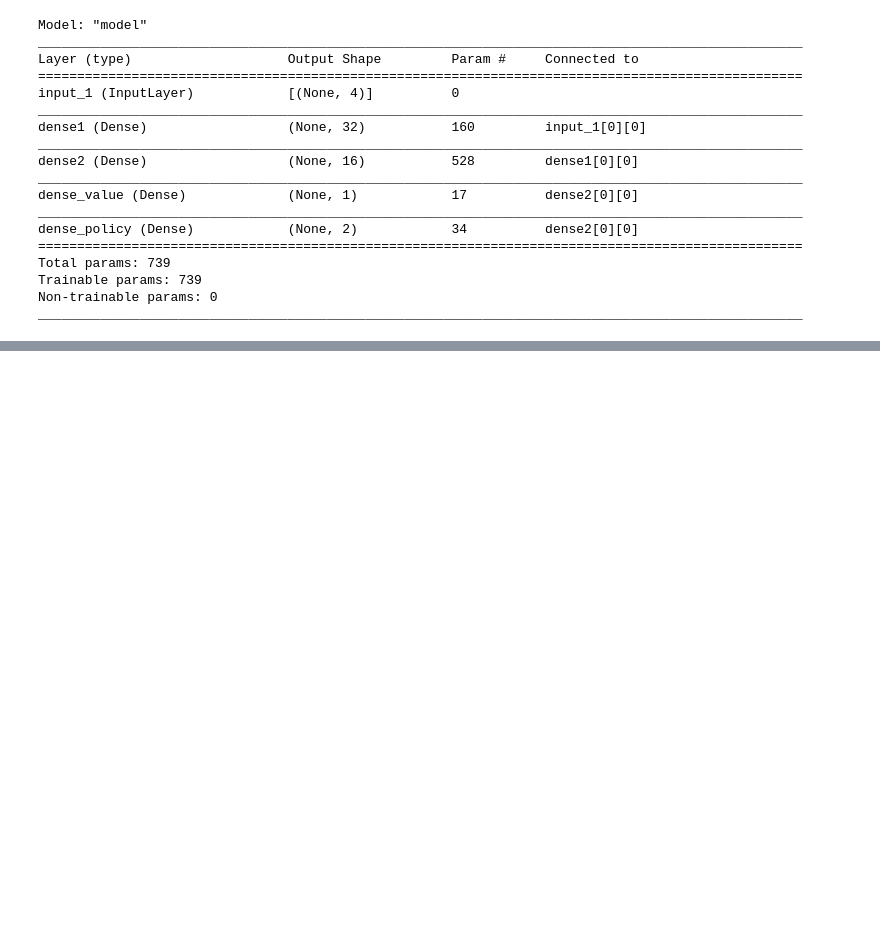
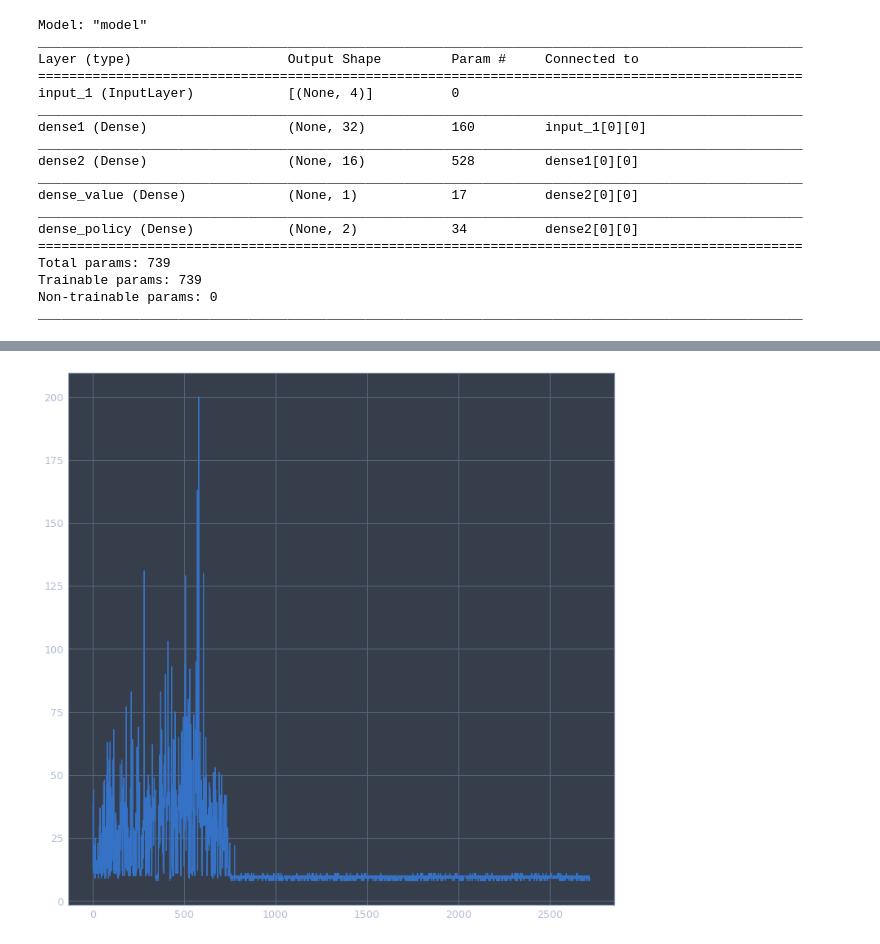
Before and after one commit to stanislav-chekmenev/rl-driving, a Jupyter notebook: understand_actor_critic.ipynb, the cells around one changed output, grey strips where cells are left out. Cells and saved outputs as stored; diff of their text form; code cells hidden in the pictures; blank space fills up the shorter version.

```diff
--- a/understand_actor_critic.ipynb
+++ b/understand_actor_critic.ipynb
@@ -77,14 +76,20 @@ def log_policy(states):
 def get_action_probs(states):
     log_action_probs = tf.squeeze(log_policy(states), 0)
     action_probs = tf.squeeze(policy(states), 0)
+   # log_action_probs = log_policy(states)
+   # action_probs = policy(states)
     return log_action_probs, action_probs
 
 def compute_entropy(action_probs, log_action_probs):
     return - tf.math.reduce_sum(tf.math.multiply(action_probs, log_action_probs))
 
-def compute_policy_objective(log_action_probs, actions, rewards):
-  #log_action_taken_probs = tf.gather_nd(log_action_probs, tf.stack([tf.range(log_action_probs.shape[0]), actions], axis=1))
-    log_action_taken_probs = log_action_probs[a]
-    J = tf.math.reduce_mean(tf.math.multiply(log_action_taken_probs, rewards))
+def compute_policy_objective(log_action_probs, actions, advantage):
+    log_action_taken_probs = log_action_probs[actions]
+    J = tf.math.reduce_mean(tf.math.multiply(log_action_taken_probs, advantage))
     return J
+
+def compute_policy_objective_batch(log_action_probs, actions, advantage):
+    log_action_taken_probs = tf.gather_nd(log_action_probs, tf.stack([tf.range(log_action_probs.shape[0]), actions], axis=1))
+    J = tf.math.reduce_mean(tf.math.multiply(log_action_taken_probs, advantage))
+    return J
 # %%
@@ -136,9 +145,11 @@ def train_step(state_previous, state, action, reward, gamma=0.99, entropy_coef=1
 def generate_session(t_max=1000):
 
     # arrays to record session
-    states, actions, rewards = np.asarray([], dtype='float32'), [], []
+    states, actions, rewards, J, entropy, delta = np.asarray([], dtype='float32'), [], [], [], [], []
 
     s_prev = env.reset().astype('float32')
+    gamma = 0.99
+    I = 1
 
     for t in range(t_max):
 
@@ -152,19 +163,23 @@ def generate_session(t_max=1000):
         s, r, done, info = env.step(a)
 
         # perform a train step
-        train_step(state_previous=np.reshape(s_prev, (1, 4)), state=np.reshape(s, (1, 4)), action=a, reward=r)
+        J_tmp, entropy_tmp, delta_tmp = train_step(state_previous=np.reshape(s_prev, (1, 4)), state=np.reshape(s, (1, 4)), action=a, reward=r, I=I)
 
         # record session history to train later
         states = np.concatenate((states, s), axis=0)
         actions.append(a)
         rewards.append(r)
+        J.append(J_tmp)
+        entropy.append(entropy_tmp)
+        delta.append(delta_tmp)
 
         s_prev = s.astype('float32')
+        I = I * gamma
 
         if done:
             break
 
-    return states.reshape(-1, s.shape[0]), actions, np.sum(rewards)
+    return states.reshape(-1, s.shape[0]), actions, np.sum(rewards), J, entropy, delta
 # %%
 tf.keras.backend.clear_session()
 policy_value_approximator = PolicyValueApproximator(action_dim=n_actions)
@@ -173,11 +188,17 @@ policy_value_approximator = PolicyValueApproximator(action_dim=n_actions)
 optimizer = tf.keras.optimizers.Adam()
 # %%
 global_rewards = []
+global_J = []
+global_entropy = []
+global_delta = []
 
 for i in range(10000):
 
-    _, _, rewards = generate_session() # generate new sessions
+    _, _, rewards, J, entropy, delta = generate_session() # generate new sessions
     global_rewards.append(rewards)
+    global_J.append(J)
+    global_entropy.append(entropy)
+    global_delta.append(delta)
 
     if i % 100 == 0:
         print("Episode number {} and the reward is {}".format(i, np.mean(global_rewards[-100:])))
@@ -192,2 +227,13 @@ Episode number 200 and the reward is 9.48
 KeyboardInterrupt:
+# %%
+%matplotlib inline
+import matplotlib.pyplot as plt
+
+
+glob_rewards_0 = global_rewards
+plt.figure(figsize=(12, 12))
+plt.plot(global_rewards)
+plt.show()
+# %% [output]
+[figure, added]
 # %%
```
Also changed, not shown: parts of 5 cells of this notebook.
